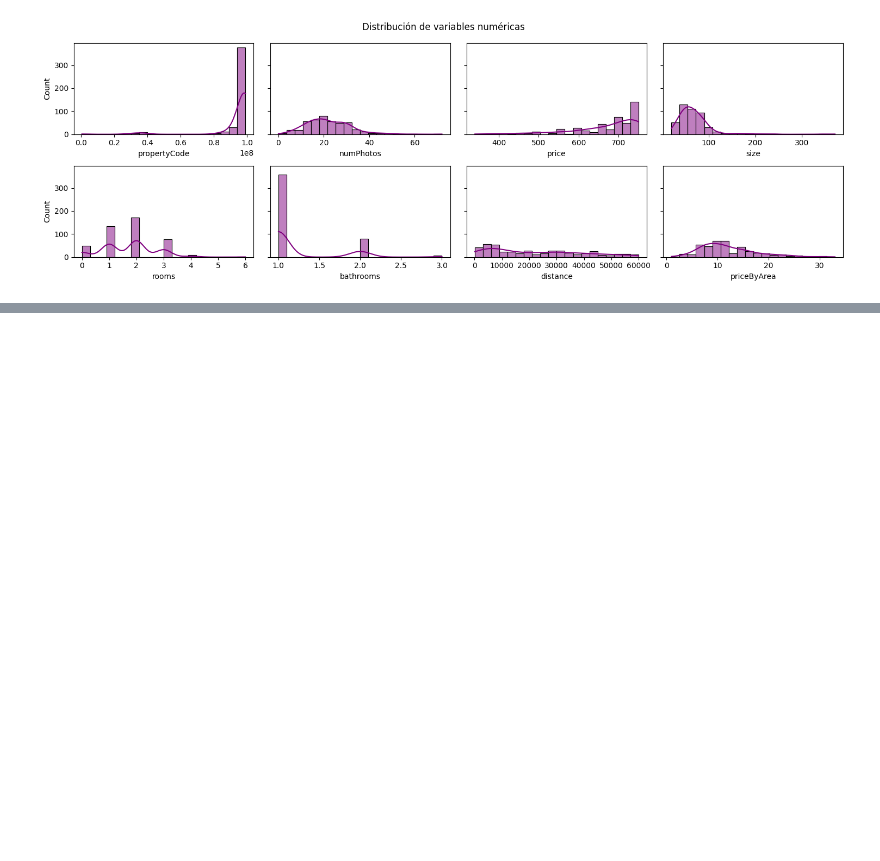
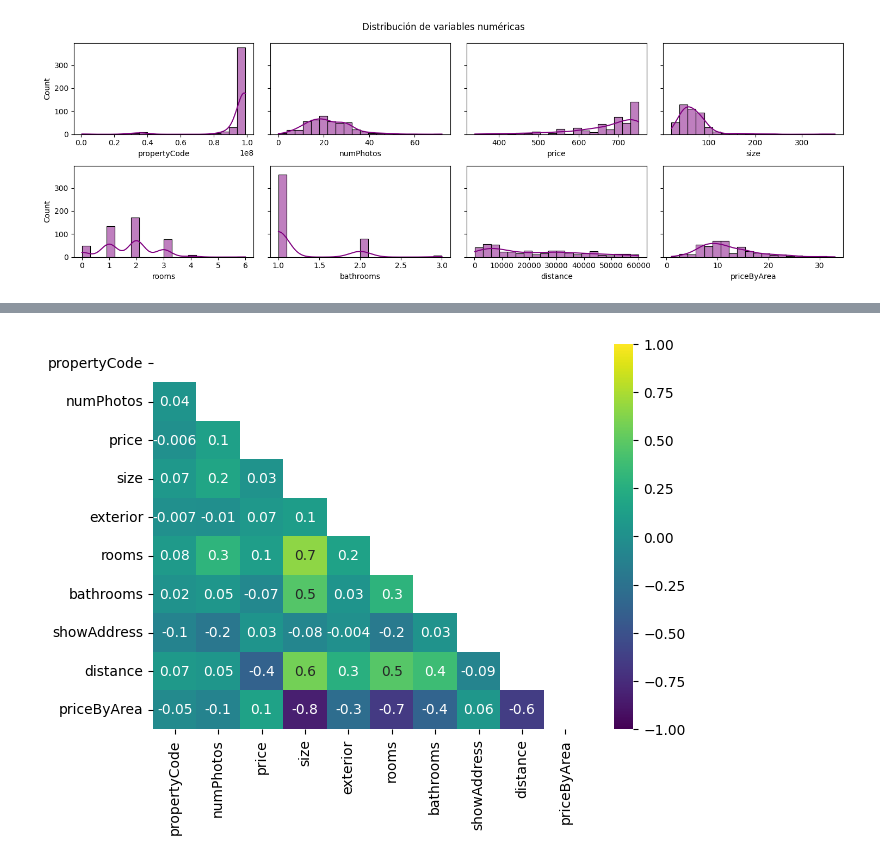
Before and after one commit to joseluisalmendral/Proyecto7-Prediccion_Precio_Casas_Madrid, a Jupyter notebook: notebooks/1_EDA.ipynb, the cells around one changed output, grey strips where cells are left out. Saved outputs shown, nothing was run; the diff lists cells and outputs as text; code cells hidden in the pictures; blank space fills up the shorter version.

```diff
--- a/notebooks/1_EDA.ipynb
+++ b/notebooks/1_EDA.ipynb
@@ -176,0 +305,3 @@ array([nan, 'Hortaleza', 'Centro Urbano', 'Puente de Vallecas',
+# %%
+df = pd.read_csv('../datos/tratados/propiedades_provincia_madrid.csv', index_col=0).reset_index(drop=True)
+df.sample()
@@ -176,0 +330,6 @@ array([nan, 'Hortaleza', 'Centro Urbano', 'Puente de Vallecas',
+# %%
+visualizador2 = sup_prep.Visualizador(df)
+# %%
+visualizador2.correlacion()
+# %% [output]
+[figure, added]
```
Also changed, not shown: parts of 24 cells of this notebook, 1 other file.
